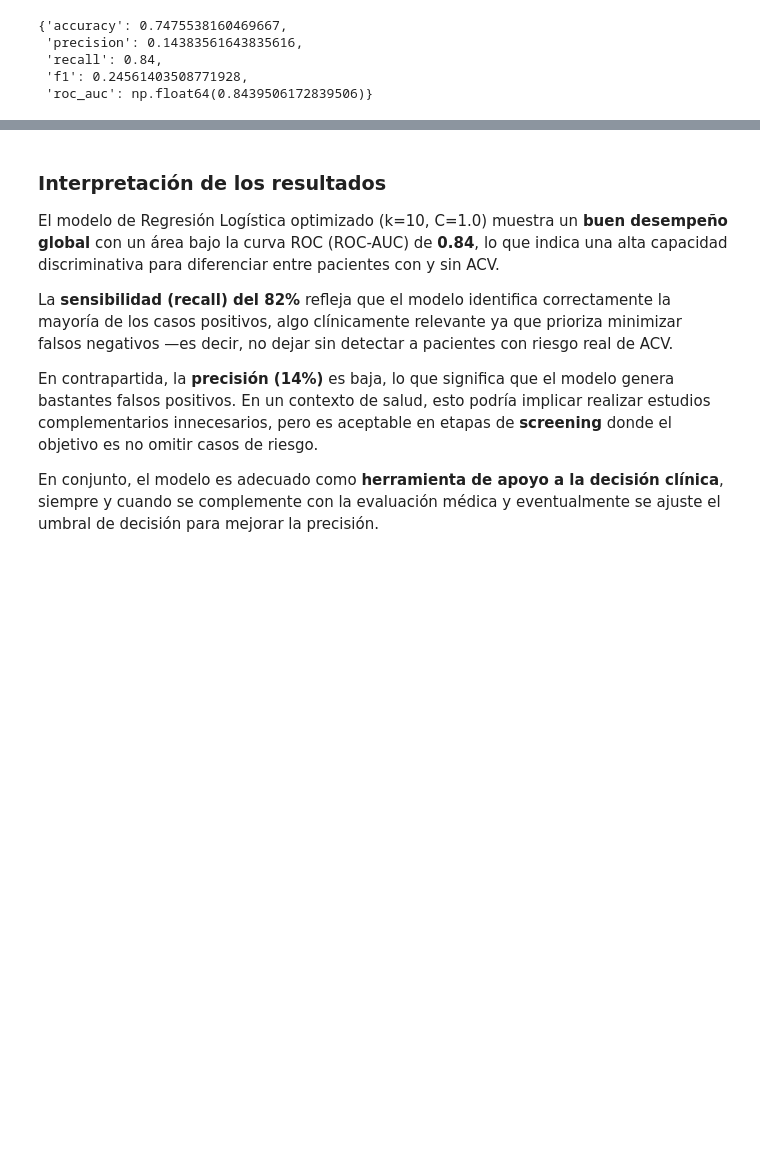
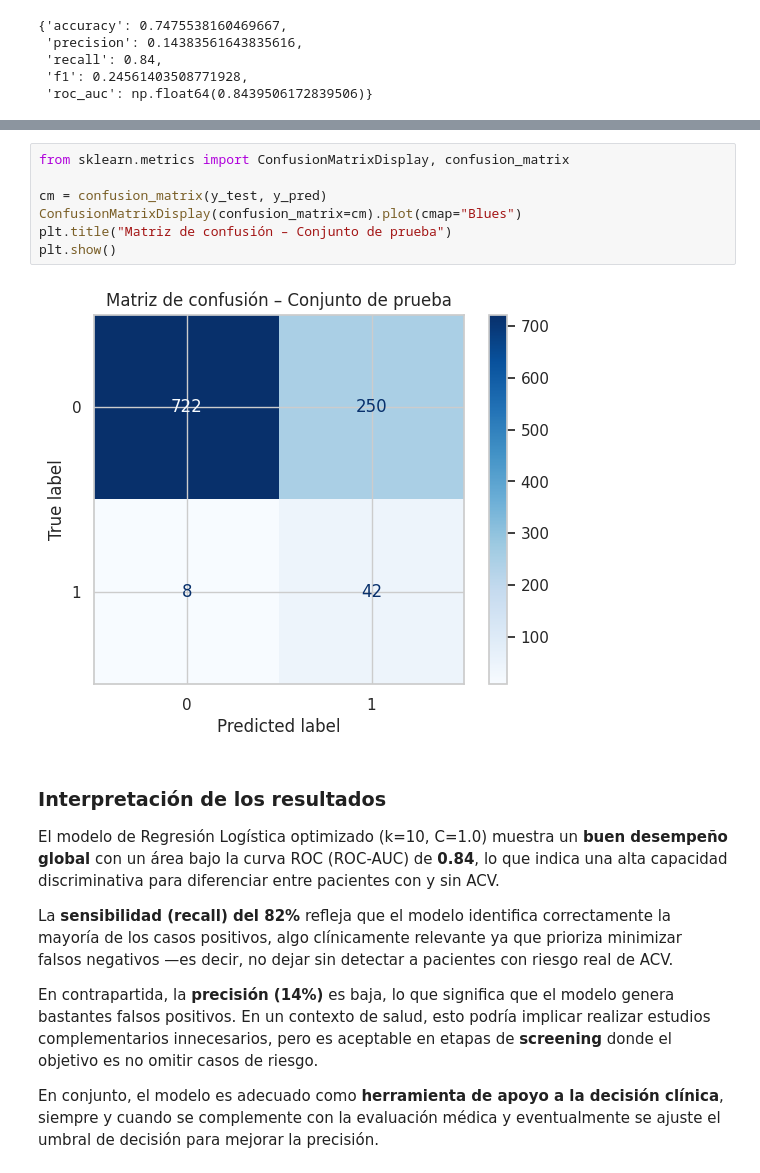
Before and after one commit to DaniPorticella/proyecto_stroke_coderhouse, a Jupyter notebook: ProyectoParteIII_Porticella.ipynb, the cells around one changed output, grey strips where cells are left out. Saved outputs shown, nothing was run; the diff lists cells and outputs as text; blank space fills up the shorter version.

```diff
--- a/ProyectoParteIII_Porticella.ipynb
+++ b/ProyectoParteIII_Porticella.ipynb
@@ -752,3 +761,12 @@ metrics
+# %%
+from sklearn.metrics import ConfusionMatrixDisplay, confusion_matrix
+
+cm = confusion_matrix(y_test, y_pred)
+ConfusionMatrixDisplay(confusion_matrix=cm).plot(cmap="Blues")
+plt.title("Matriz de confusión – Conjunto de prueba")
+plt.show()
+# %% [output]
+[figure, added]
 # %% [markdown]
 ### Interpretación de los resultados
 
```
Also changed, not shown: parts of 1 cell of this notebook.
